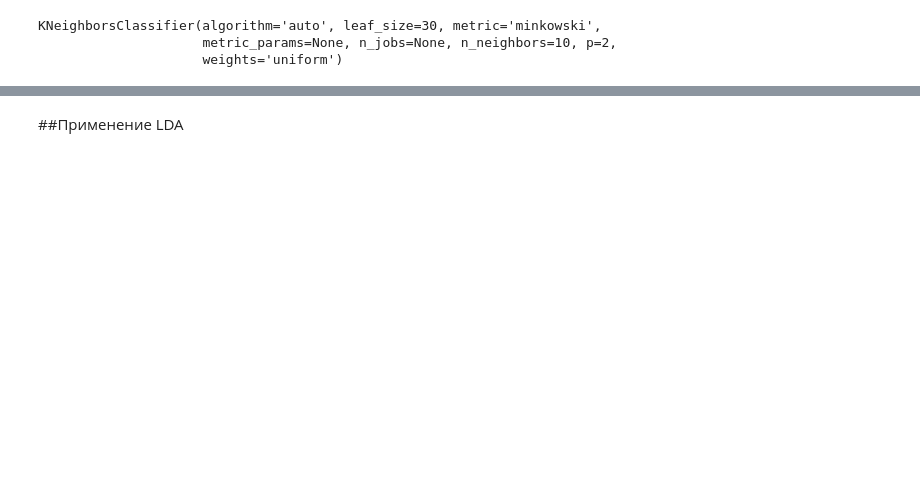
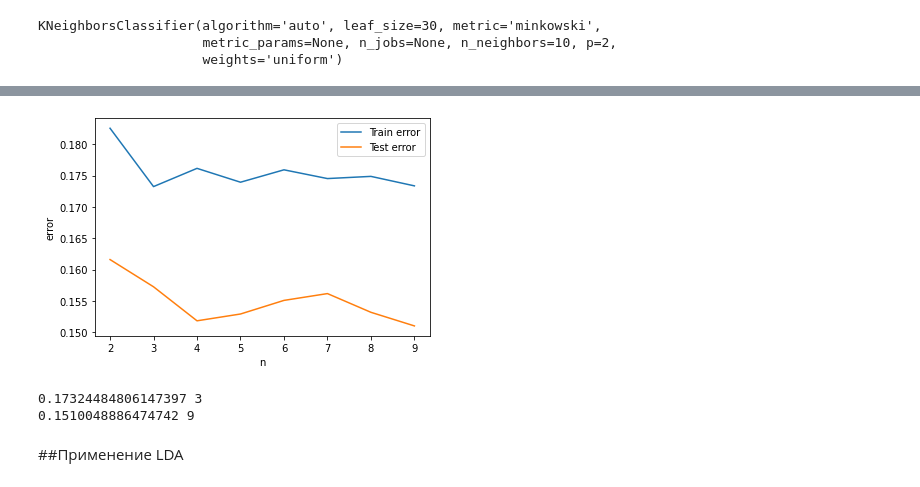
Before and after one commit to pavelbar/lab1_knn, a Jupyter notebook: Untitled1.ipynb, the cells around one changed output, grey strips where cells are left out. Cells and saved outputs as stored; diff of their text form; code cells hidden in the pictures; blank space fills up the shorter version.

```diff
--- a/Untitled1.ipynb
+++ b/Untitled1.ipynb
@@ -356,3 +424,34 @@ print(confusion_matrix(y_test, y_test_predict))
+# %%
+from sklearn.model_selection import train_test_split
+err_train_list = []
+err_test_list = []
+for n_comp in range(2, 10):
+    pca = PCA(n_components=n_comp)
+    X_pca = pca.fit_transform(data_stand)
+    X_train, X_test, y_train, y_test = train_test_split(X_pca, y, test_size = 0.3, random_state = 42)
+    knn = KNeighborsClassifier(n_neighbors = 10)
+    knn.fit(X_train, y_train)
+    knn.fit(X_test, y_test)
+    y_train_predict = knn.predict(X_train)
+    y_test_predict = knn.predict(X_test)
+    err_train = np.mean(y_train != y_train_predict)
+    err_test = np.mean(y_test != y_test_predict)
+
+    err_train_list.append(err_train)
+    err_test_list.append(err_test)
+
+plt.plot(range(2, 10), err_train_list, label="Train error")
+plt.plot(range(2, 10), err_test_list, label="Test error")
+plt.xlabel('n')
+plt.ylabel('error')
+plt.legend()
+plt.show()
+print(min(err_train_list), 2 + err_train_list.index(min(err_train_list)))
+print(min(err_test_list), 2 + err_test_list.index(min(err_test_list)))
+# %% [output]
+[figure, added]
+0.17324484806147397 3
+0.1510048886474742 9
 # %% [markdown]
 
 ##Применение LDA
```
Also changed, not shown: parts of 30 cells of this notebook.
